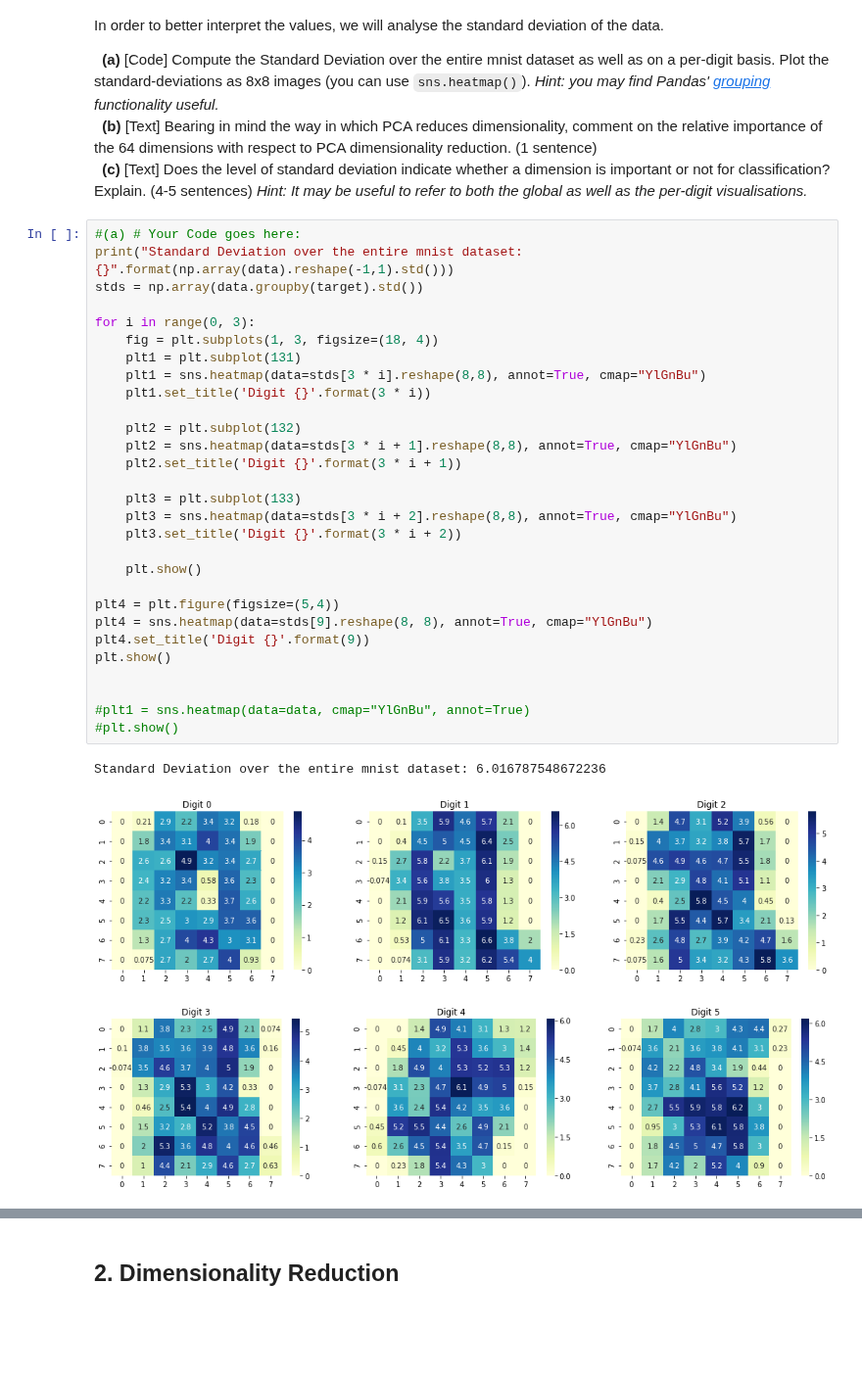
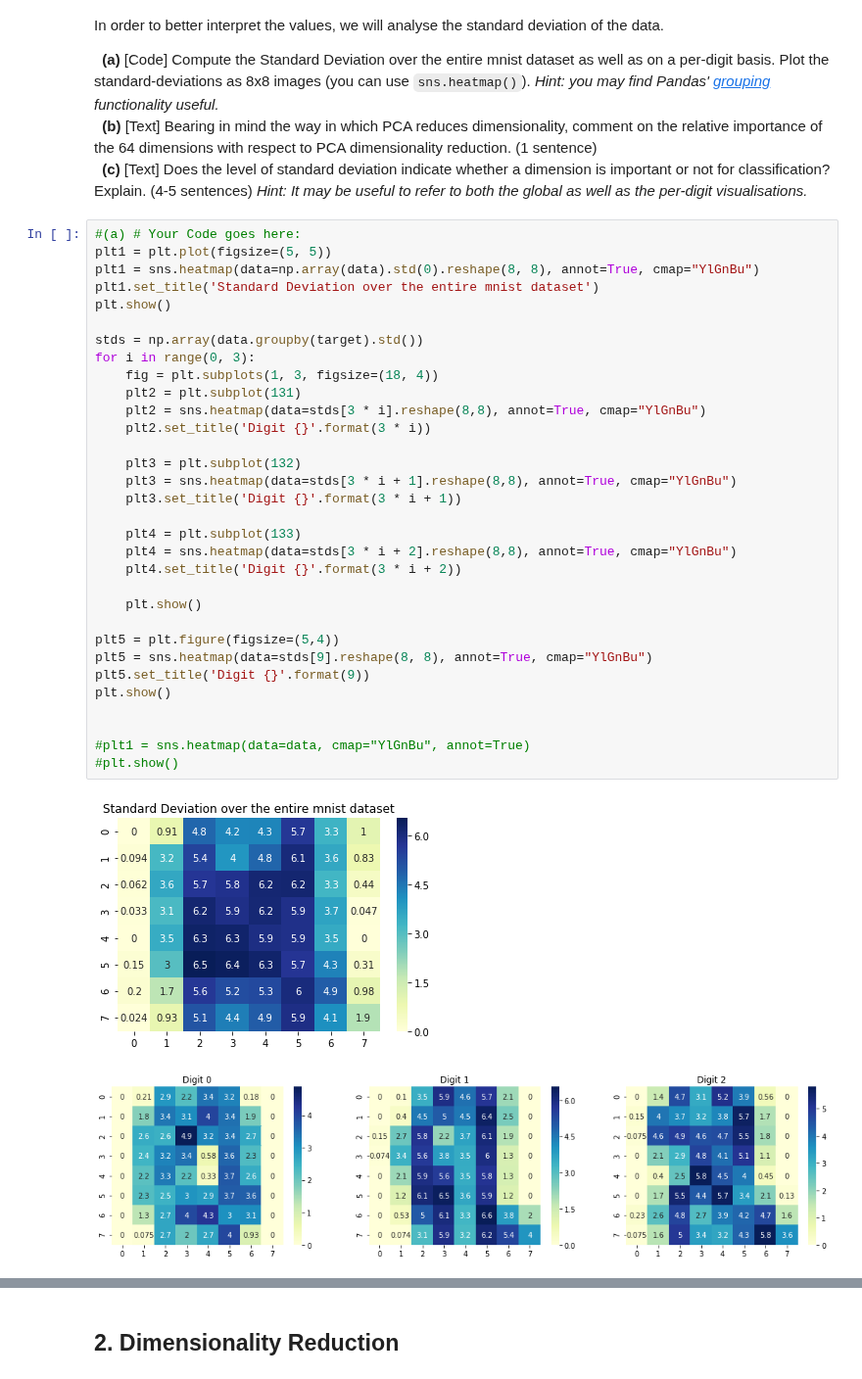
Before and after one commit to zhanshenlc/IAML2018, a Jupyter notebook: Assignments/04_B_PCA.ipynb, the cells around one changed output, grey strips where cells are left out. Shown at 98% size. Saved outputs shown, nothing was run; the diff lists cells and outputs as text; blank space fills up the shorter version.

```diff
--- a/Assignments/04_B_PCA.ipynb
+++ b/Assignments/04_B_PCA.ipynb
@@ -190,34 +202,36 @@ In order to better interpret the values, we will analyse the standard deviation
 &nbsp;&nbsp;**(c)** [Text] Does the level of standard deviation indicate whether a dimension is important or not for classification? Explain. (4-5 sentences) *Hint: It may be useful to refer to both the global as well as the per-digit visualisations.*
 # %%
 #(a) # Your Code goes here:
-print("Standard Deviation over the entire mnist dataset: {}".format(np.array(data).reshape(-1,1).std()))
+plt1 = plt.plot(figsize=(5, 5))
+plt1 = sns.heatmap(data=np.array(data).std(0).reshape(8, 8), annot=True, cmap="YlGnBu")
+plt1.set_title('Standard Deviation over the entire mnist dataset')
+plt.show()
+
 stds = np.array(data.groupby(target).std())
-
 for i in range(0, 3):
     fig = plt.subplots(1, 3, figsize=(18, 4))
-    plt1 = plt.subplot(131)
-    plt1 = sns.heatmap(data=stds[3 * i].reshape(8,8), annot=True, cmap="YlGnBu")
-    plt1.set_title('Digit {}'.format(3 * i))
+    plt2 = plt.subplot(131)
+    plt2 = sns.heatmap(data=stds[3 * i].reshape(8,8), annot=True, cmap="YlGnBu")
+    plt2.set_title('Digit {}'.format(3 * i))
 
-    plt2 = plt.subplot(132)
-    plt2 = sns.heatmap(data=stds[3 * i + 1].reshape(8,8), annot=True, cmap="YlGnBu")
-    plt2.set_title('Digit {}'.format(3 * i + 1))
+    plt3 = plt.subplot(132)
+    plt3 = sns.heatmap(data=stds[3 * i + 1].reshape(8,8), annot=True, cmap="YlGnBu")
+    plt3.set_title('Digit {}'.format(3 * i + 1))
 
-    plt3 = plt.subplot(133)
-    plt3 = sns.heatmap(data=stds[3 * i + 2].reshape(8,8), annot=True, cmap="YlGnBu")
-    plt3.set_title('Digit {}'.format(3 * i + 2))
+    plt4 = plt.subplot(133)
+    plt4 = sns.heatmap(data=stds[3 * i + 2].reshape(8,8), annot=True, cmap="YlGnBu")
+    plt4.set_title('Digit {}'.format(3 * i + 2))
 
     plt.show()
 
-plt4 = plt.figure(figsize=(5,4))
-plt4 = sns.heatmap(data=stds[9].reshape(8, 8), annot=True, cmap="YlGnBu")
-plt4.set_title('Digit {}'.format(9))
+plt5 = plt.figure(figsize=(5,4))
+plt5 = sns.heatmap(data=stds[9].reshape(8, 8), annot=True, cmap="YlGnBu")
+plt5.set_title('Digit {}'.format(9))
 plt.show()
 
 
 #plt1 = sns.heatmap(data=data, cmap="YlGnBu", annot=True)
 #plt.show()
 # %% [output]
-Standard Deviation over the entire mnist dataset: 6.016787548672236
-[figure, old version]
+[figure, new version]
-[figure, old version]
+[figure, new version]
```
Also changed, not shown: parts of 16 cells of this notebook.
